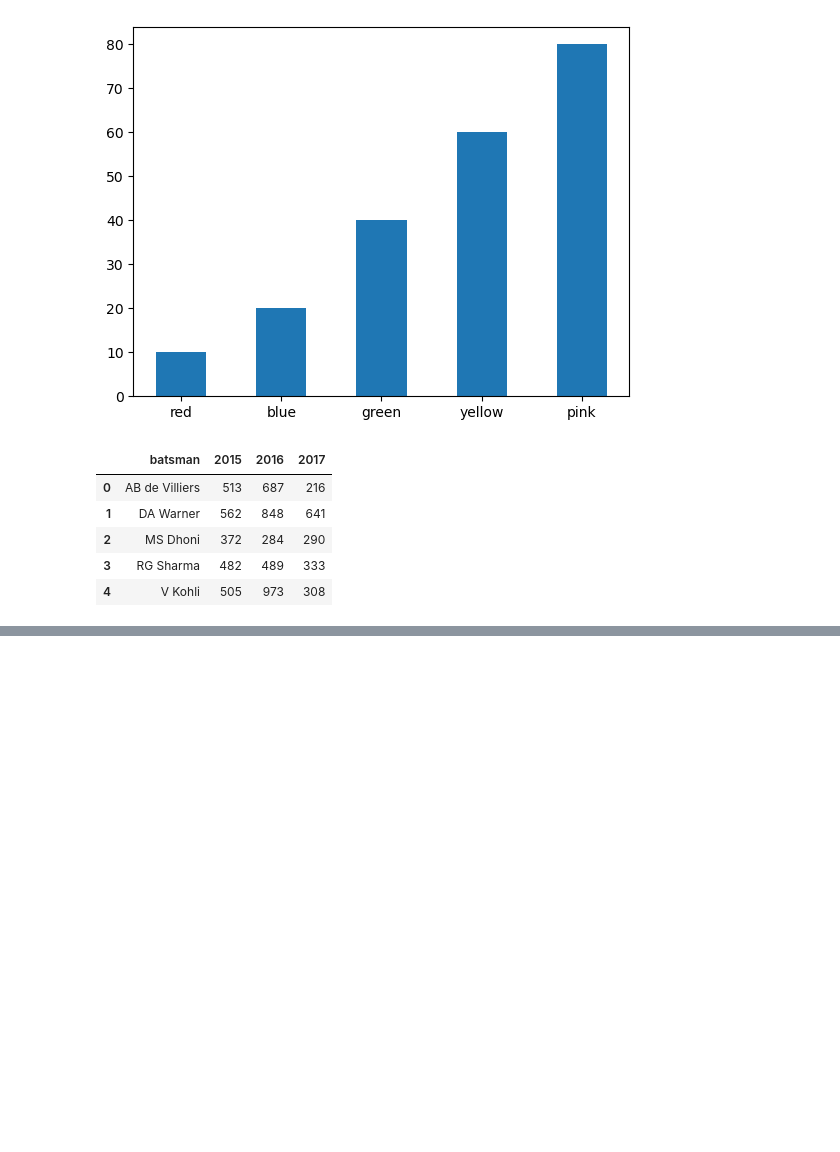
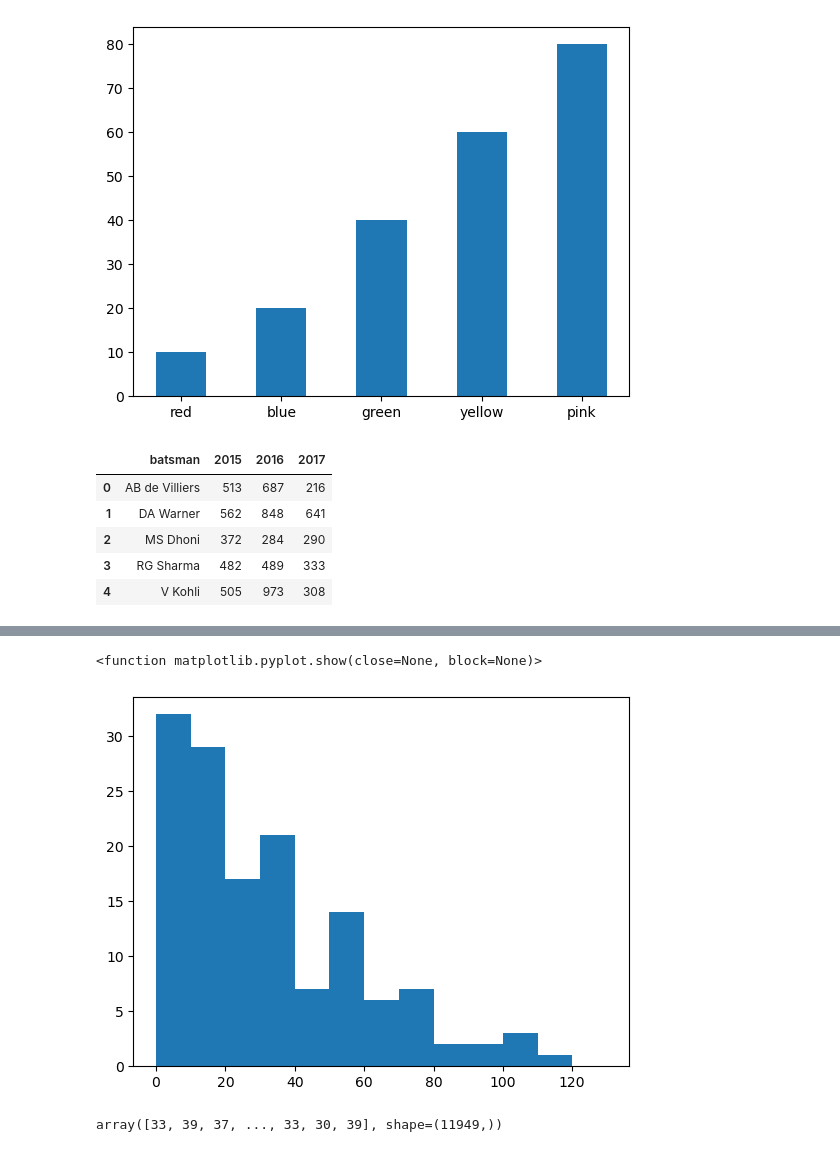
Before and after one commit to Jitudebnath/python, a Jupyter notebook: MATPLOTLIB/Matplotlib.ipynb, the cells around one changed output, grey strips where cells are left out. Drawn from its saved outputs; the diff is of its cells as text; code cells hidden in the pictures; blank space fills up the shorter version.

Commit message:
matplotlibfunction

```diff
--- a/MATPLOTLIB/Matplotlib.ipynb
+++ b/MATPLOTLIB/Matplotlib.ipynb
@@ -310,0 +339,3 @@ plt.bar(np.arange(df.shape[0]),df['2015'],width=0.5)
+# %%
+vk=pd.read_csv('vk.csv')
+vk
@@ -310,0 +356,12 @@ plt.bar(np.arange(df.shape[0]),df['2015'],width=0.5)
+# %%
+plt.hist(vk['batsman_runs'],bins=[0,10,20,30,40,50,60,70,80,90,100,110,120,130])
+plt.show
+# %% [output]
+<function matplotlib.pyplot.show(close=None, block=None)>
+[figure, added]
+# %%
+#logarthmic scale
+arr=np.load('big-array.npy')
+arr
+# %% [output]
+array([33, 39, 37, ..., 33, 30, 39], shape=(11949,))
```
Also changed, not shown: parts of 75 cells of this notebook, 8 other files.
